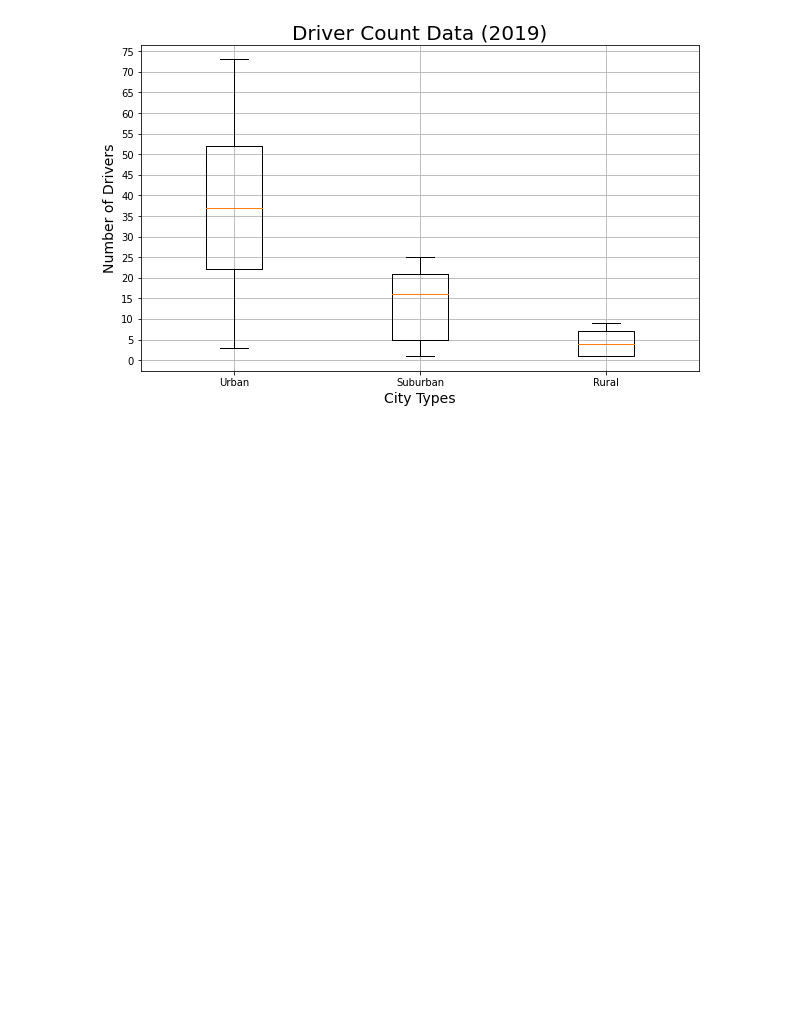
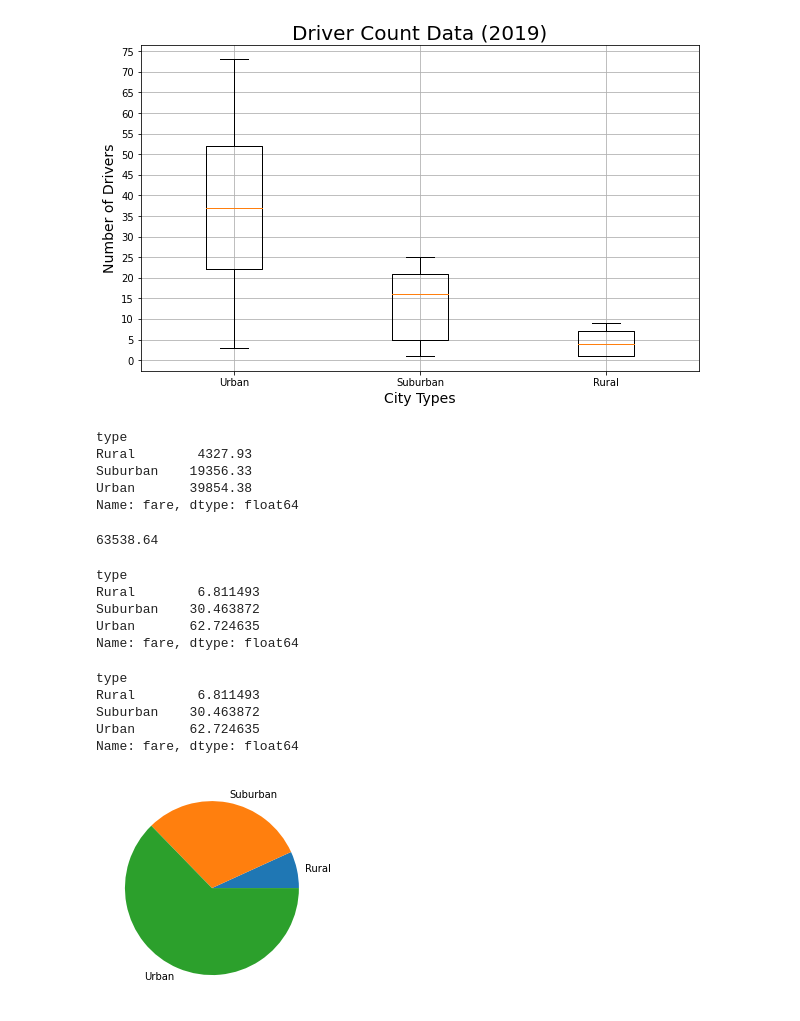
Before and after one commit to ltmurphy/PyBer_Analysis, a Jupyter notebook: PyBer.ipynb, the cells around one changed output. Saved outputs shown, nothing was run; the diff lists cells and outputs as text; code cells hidden in the pictures; blank space fills up the shorter version.

Commit message:
updating and adding figure five

```diff
--- a/PyBer.ipynb
+++ b/PyBer.ipynb
@@ -933,3 +933,66 @@ plt.show()
 [figure]
 # %%
 # Finding: The average number of drivers in rural cities is nine to four times less per city than in urban and suburban cities, respectively. By looking at the driver count data and fare data, can you get a sense of the overall revenue?
+# %%
+# 5.5.1 Get the Percentage of Fares for Each City Type
+# showcase the percentage of the overall fares for each type of city, where each pie wedge will represent the percentage of total fares for each city type
+# 1. Get the total fares for each city type.
+# 2. Get the total for all the fares for all the city types.
+# 3. Calculate the percentage of the total fares for each city type.
+
+# To get the total fares for city type, we need to create a Series where the index is the type of city on the pyber_data_df DataFrame and the column is the sum of the fares for city type.
+# rewind: To create a Data Series with one of the columns in a DataFrame, we can use the groupby() function and add the column inside the parentheses.
+# To calculate the percentage of the total fares for each city type based on the total fares, we will:
+   #1. Use the groupby() function on the pyber_data_df DataFrame and group by the type of city column so the type of city is the index.
+   #2. Apply the sum() method on the fare column to get the Series with the total number of fares for each city type.
+   #3. Divide the total fares for each city type by the total of all the fares and multiply by 100.
+
+# We will create a Series using the groupby() function on the pyber_data_df DataFrame that has the type of city as an index. Then we'll apply the sum() method to the Series for each type of city and select the fare column.
+
+# Get the sum of the fares for each city type.
+sum_fares_by_type = pyber_data_df.groupby(["type"]).sum()["fare"]
+sum_fares_by_type
+# %% [output]
+type
+Rural        4327.93
+Suburban    19356.33
+Urban       39854.38
+Name: fare, dtype: float64
+# %%
+# get the total fares by using the sum() method on the fare column of the pyber_data_df DataFrame.
+# Get the sum of all the fares.
+total_fares = pyber_data_df["fare"].sum()
+total_fares
+# %% [output]
+63538.64
+# %%
+# we can calculate the percentage of total fares for each city type by dividing the sum_fares_by_type Series by the total_fares Series and multiplying by 100
+# Calculate the percentage of fare for each city type.
+type_percents = 100 * sum_fares_by_type / total_fares
+type_percents
+# %% [output]
+type
+Rural        6.811493
+Suburban    30.463872
+Urban       62.724635
+Name: fare, dtype: float64
+# %%
+# As you become more adept at programming, you can perform the calculation in one line of code, as follows:
+# Calculate the percentage of fare for each city type.
+type_percents = 100 * pyber_data_df.groupby(["type"]).sum()["fare"] / pyber_data_df["fare"].sum()
+type_percents
+# %% [output]
+type
+Rural        6.811493
+Suburban    30.463872
+Urban       62.724635
+Name: fare, dtype: float64
+# %%
+# 5.5.2 Pie Chart for the Percentage of Fares by City Type
+## plt.pie()    To create a pie chart with the plt.pie() function, we need an array that contains the values and labels we are plotting.
+# We can use type_percents for the values for each pie wedge and create an array for the labels.
+# Build the percentage of fares by city type pie chart.
+plt.pie(type_percents, labels=["Rural", "Suburban", "Urban"])
+plt.show()
+# %% [output]
+[figure, added]
```
Also changed, not shown: parts of 2 cells of this notebook, 1 other file.
